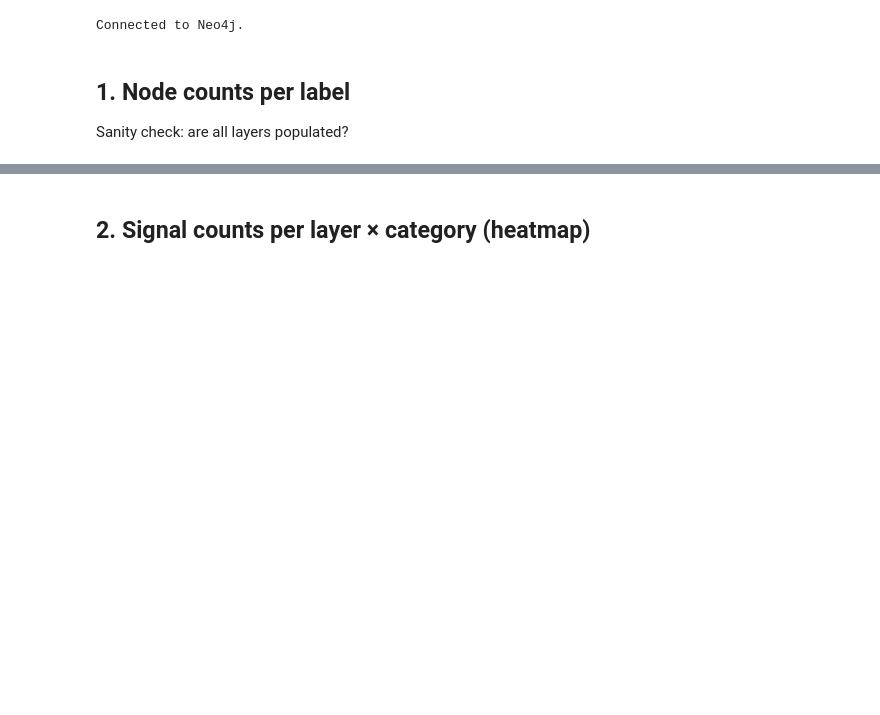
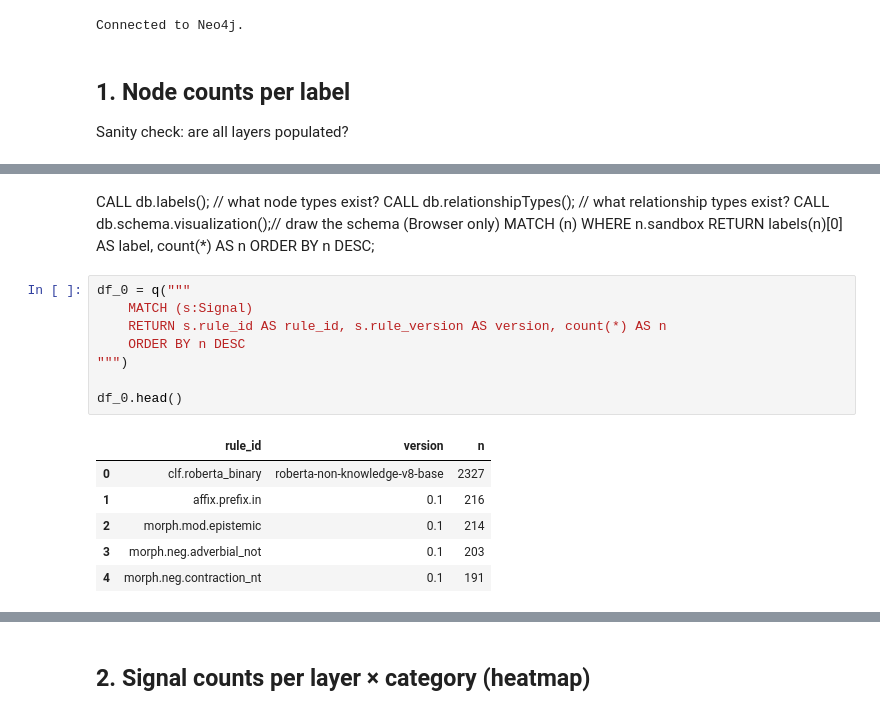
Before and after one commit to h4rz3rk4s3/Graph-NK, a Jupyter notebook: notebooks/01_descriptive.ipynb, the cells around one changed output, grey strips where cells are left out. Saved outputs shown, nothing was run; the diff lists cells and outputs as text; blank space fills up the shorter version.

```diff
--- a/notebooks/01_descriptive.ipynb
+++ b/notebooks/01_descriptive.ipynb
@@ -81 +81,21 @@ df_nodes.style.background_gradient(subset=['count'], cmap='Blues')
 | 9 | RhetoricalFigure | 1 |
+# %% [markdown]
+CALL db.labels();              // what node types exist?
+CALL db.relationshipTypes();   // what relationship types exist?
+CALL db.schema.visualization();// draw the schema (Browser only)
+MATCH (n) WHERE n.sandbox RETURN labels(n)[0] AS label, count(*) AS n ORDER BY n DESC;
+# %%
+df_0 = q("""
+    MATCH (s:Signal)
+    RETURN s.rule_id AS rule_id, s.rule_version AS version, count(*) AS n
+    ORDER BY n DESC
+""")
+
+df_0.head()
+# %% [output]
+|  | rule_id | version | n |
+| 0 | clf.roberta_binary | roberta-non-knowledge-v8-base | 2327 |
+| 1 | affix.prefix.in | 0.1 | 216 |
+| 2 | morph.mod.epistemic | 0.1 | 214 |
+| 3 | morph.neg.adverbial_not | 0.1 | 203 |
+| 4 | morph.neg.contraction_nt | 0.1 | 191 |
```
Also changed, not shown: parts of 11 cells of this notebook, 19 other files.
